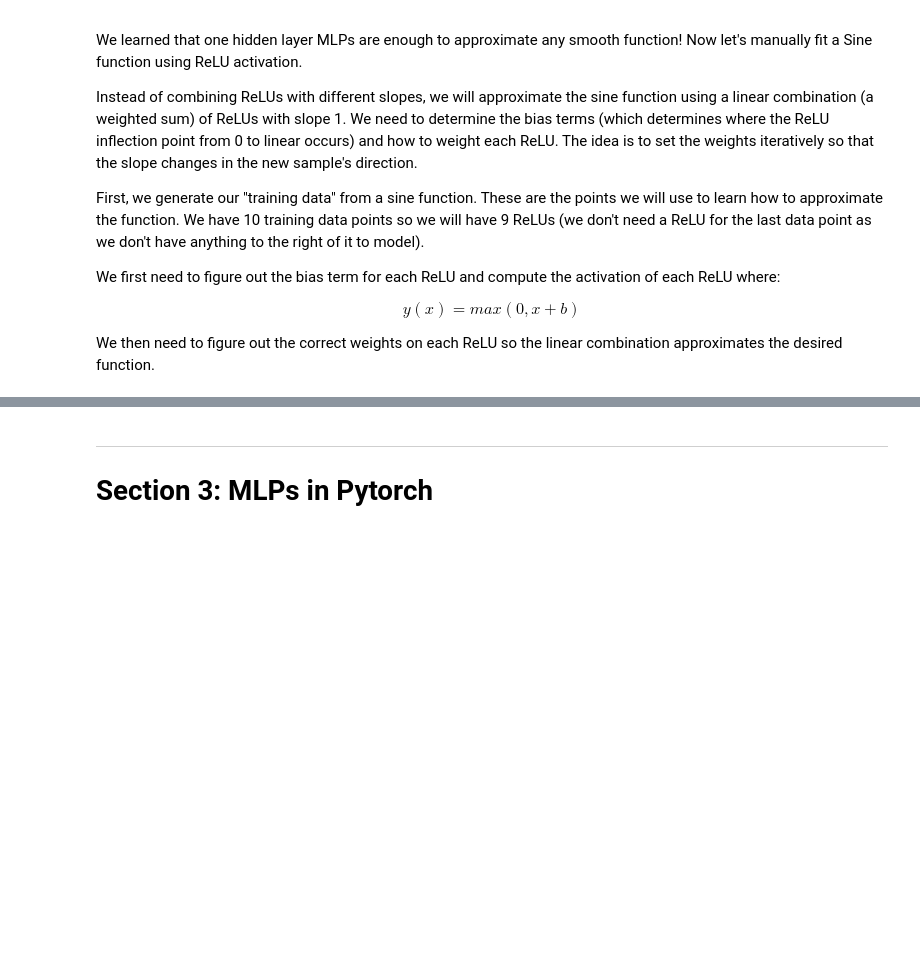
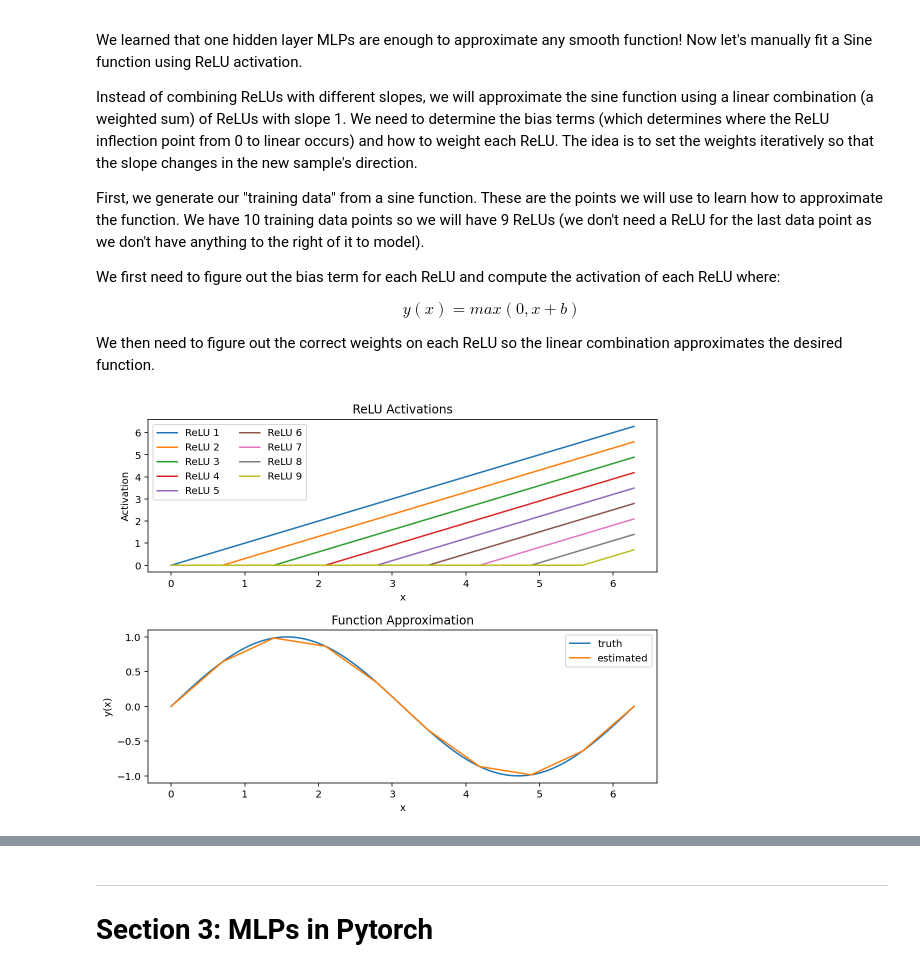
Before and after one commit to spatank/CIS-522, a Jupyter notebook: W3_Tutorial1_SPP.ipynb, the cells around one changed output, grey strips where cells are left out. Cells and saved outputs as stored; diff of their text form; code cells hidden in the pictures; blank space fills up the shorter version.

```diff
--- a/W3_Tutorial1_SPP.ipynb
+++ b/W3_Tutorial1_SPP.ipynb
@@ -364,12 +373,6 @@ $$ y(x) = max(0, x + b) $$
 We then need to figure out the correct weights on each ReLU so the linear combination approximates the desired function.
 # %%
 def approximate_function(x_train, y_train):
-
-    ####################################################################
-    # Fill in missing code below (...),
-    # then remove or comment the line below to test your function
-    raise NotImplementedError("Complete approximate_function!")
-    ####################################################################
 
     # Number of relus
     n_relus = x_train.shape[0] - 1
@@ -380,41 +383,44 @@ def approximate_function(x_train, y_train):
     ## COMPUTE RELU ACTIVATIONS
 
     # First determine what bias terms should be for each of 9 ReLUs
-    b = ...
+    b = -x_train[:9]
 
     # Compute ReLU activations for each point along the x axis (x)
     relu_acts = torch.zeros((n_relus, x.shape[0]))
 
     for i_relu in range(n_relus):
       relu_acts[i_relu, :] = torch.relu(x + b[i_relu])
+
 
     ## COMBINE RELU ACTIVATIONS
 
     # Set up weights for weighted sum of ReLUs
     combination_weights = torch.zeros((n_relus, ))
 
     # Figure out weights on each ReLU
     prev_slope = 0
     for i in range(n_relus):
       delta_x = x_train[i+1] - x_train[i]
       slope = (y_train[i+1] - y_train[i]) / delta_x
-      combination_weights[i] = ...
+      combination_weights[i] = slope - prev_slope
       prev_slope = slope
 
     # Get output of weighted sum of ReLU activations for every point along x axis
-    y_hat = ...
+    y_hat = combination_weights @ relu_acts
 
     return y_hat, relu_acts, x
 
 # Make training data from sine function
 N_train = 10
 x_train = torch.linspace(0, 2*np.pi, N_train).view(-1, 1)
 y_train = torch.sin(x_train)
 
 
 ### uncomment the lines below to test your function approximation
-# y_hat, relu_acts, x = approximate_function(x_train, y_train)
-# plot_function_approximation(x, relu_acts, y_hat)
+y_hat, relu_acts, x = approximate_function(x_train, y_train)
+plot_function_approximation(x, relu_acts, y_hat)
+# %% [output]
+[figure, added]
 # %% [markdown]
 [*Click for solution*](https://github.com/CIS-522/course-content/tree/main/tutorials/W3_MLPs/solutions/W3_Tutorial1_Solution_466c7b35.py)
 
```
Also changed, not shown: parts of 24 cells of this notebook.
